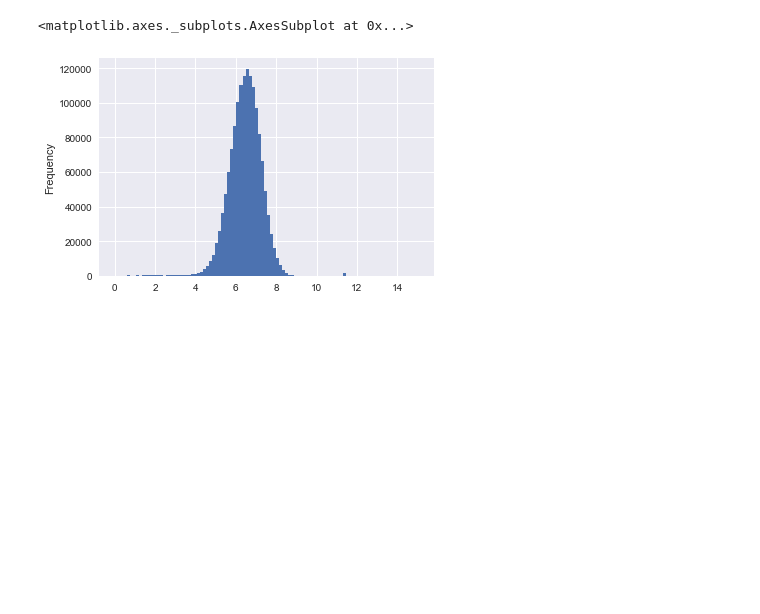
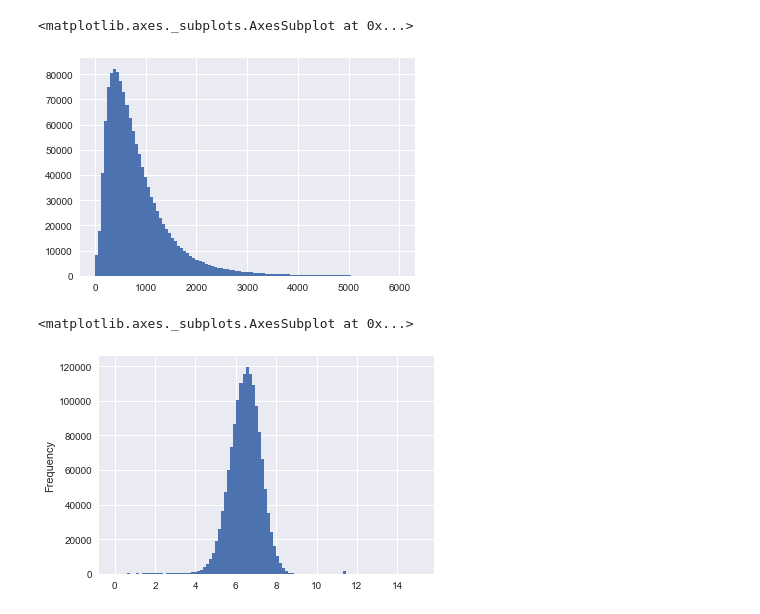
Before and after one commit to andrewcmilne/capstone1_taxi, a Jupyter notebook: TaxiInferentialStatistics.ipynb, the cells around one changed output. Cells and saved outputs as stored; diff of their text form; code cells hidden in the pictures; blank space fills up the shorter version.

Commit message:
Add files via upload
exploration of NYC taxi data using pandas, matplotlib, sciKit Learn

```diff
--- a/TaxiInferentialStatistics.ipynb
+++ b/TaxiInferentialStatistics.ipynb
@@ -13,6 +13,11 @@ import pylab
 df_train = pd.read_csv('train.csv')
 df_test = pd.read_csv('test.csv')
 df_sample = pd.read_csv('sample_submission.csv')
+# %%
+df_train.trip_duration.hist(bins=100)
+# %% [output]
+<matplotlib.axes._subplots.AxesSubplot at 0x...>
+[figure, added]
 # %%
 df_train['log_trip_duration'] = np.log(df_train['trip_duration'].values)
 df_train['log_trip_duration'].plot.hist(bins=100)
```
Also changed, not shown: parts of 1 cell of this notebook.
